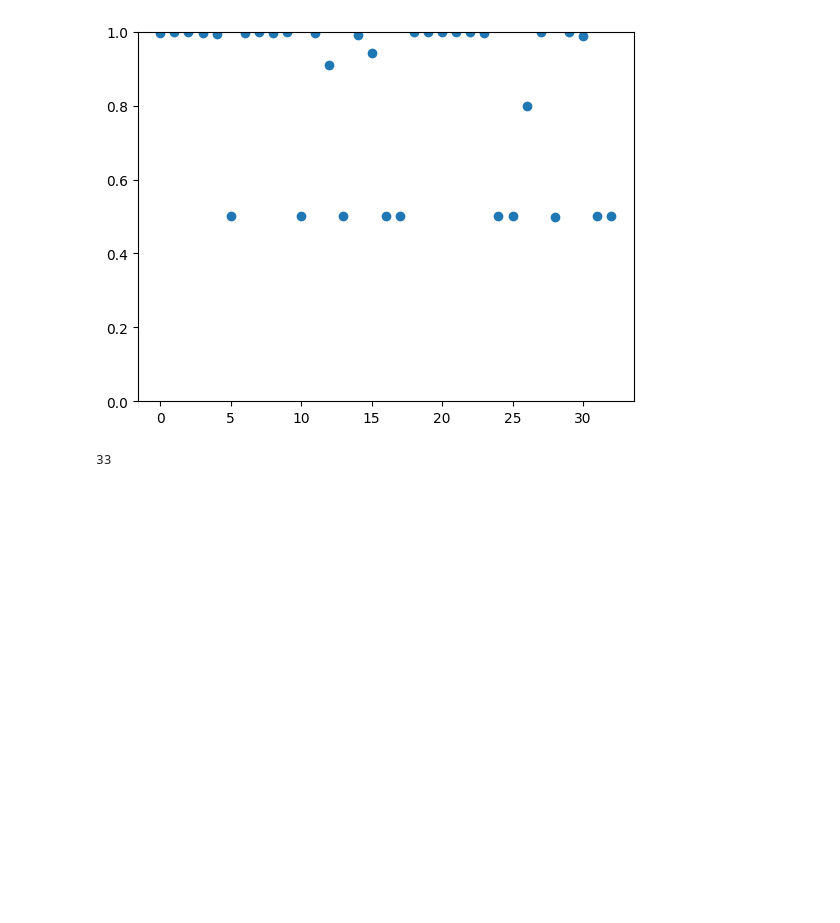
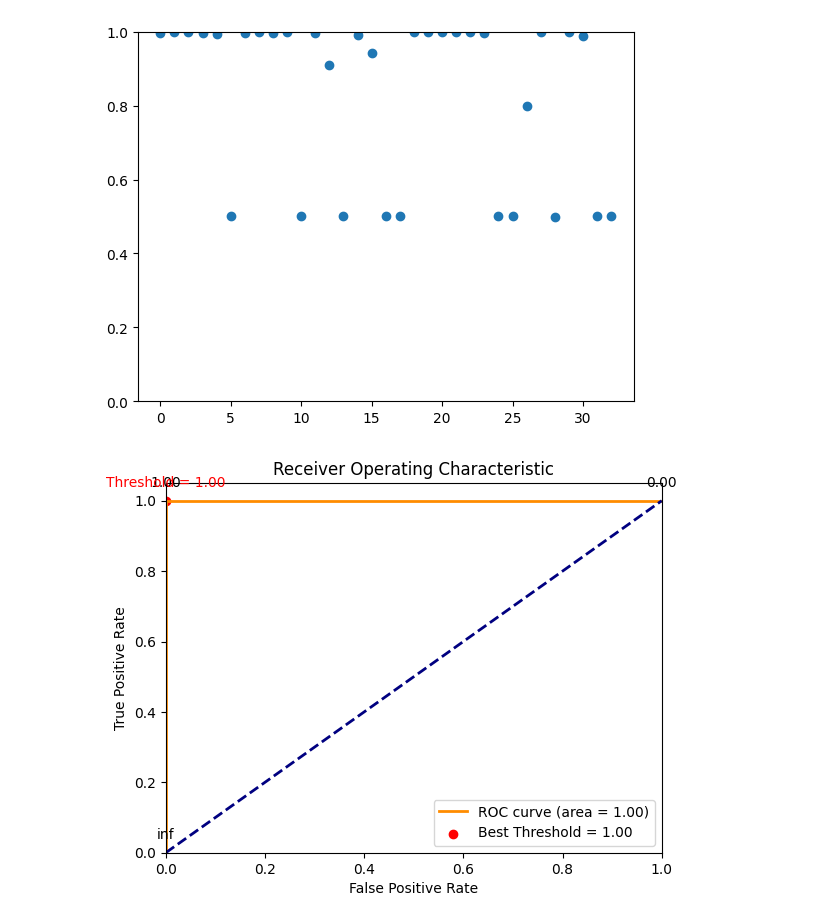
Before and after one commit to GBotogoske/machine_learning_2024, a Jupyter notebook: projeto_tree_2.ipynb, the cells around one changed output. Cells and saved outputs as stored; diff of their text form; code cells hidden in the pictures; blank space fills up the shorter version.

Commit message:
tree file 2

```diff
--- a/projeto_tree_2.ipynb
+++ b/projeto_tree_2.ipynb
@@ -289,7 +289,3 @@ plt.ylim([0,1])
 plt.show()
 # %% [output]
 [figure]
-# %%
-len(boosting_perceptron_fit.estimators_)
-# %% [output]
-33
@@ -295,0 +372,40 @@ len(boosting_perceptron_fit.estimators_)
+# %%
+# Compute ROC curve and ROC area
+from sklearn.metrics import roc_curve,auc
+
+y_pred_prob = basic_tree_fit.predict(input_data)
+fpr, tpr, thresholds = roc_curve(data_with_rate.truth, y_pred_prob)
+roc_auc = auc(fpr, tpr)
+
+# Plot the ROC curve
+plt.figure()
+plt.plot(fpr, tpr, color='darkorange', lw=2, label='ROC curve (area = %0.2f)' % roc_auc)
+plt.plot([0, 1], [0, 1], color='navy', lw=2, linestyle='--')
+plt.xlim([0.0, 1.0])
+plt.ylim([0.0, 1.05])
+
+#best threshold
+J = tpr - fpr
+best_threshold_index = np.argmax(J)
+best_threshold = thresholds[best_threshold_index]
+
+# Annotate some thresholds on the ROC curve
+for i in range(0, len(thresholds), 1):
+    plt.annotate(f'{thresholds[i]:.2f}', (fpr[i], tpr[i]), textcoords="offset points", xytext=(0,10), ha='center')
+
+# Highlight the best threshold point
+plt.scatter(fpr[best_threshold_index], tpr[best_threshold_index], color='red', label=f'Best Threshold = {best_threshold:.2f}')
+plt.annotate(f'Threshold = {best_threshold:.2f}',
+             (fpr[best_threshold_index], tpr[best_threshold_index]),
+             textcoords="offset points",
+             xytext=(0,10),
+             ha='center',
+             color='red')
+
+plt.xlabel('False Positive Rate')
+plt.ylabel('True Positive Rate')
+plt.title('Receiver Operating Characteristic')
+plt.legend(loc='lower right')
+plt.show()
+# %% [output]
+[figure, added]
```
Also changed, not shown: parts of 7 cells of this notebook.
